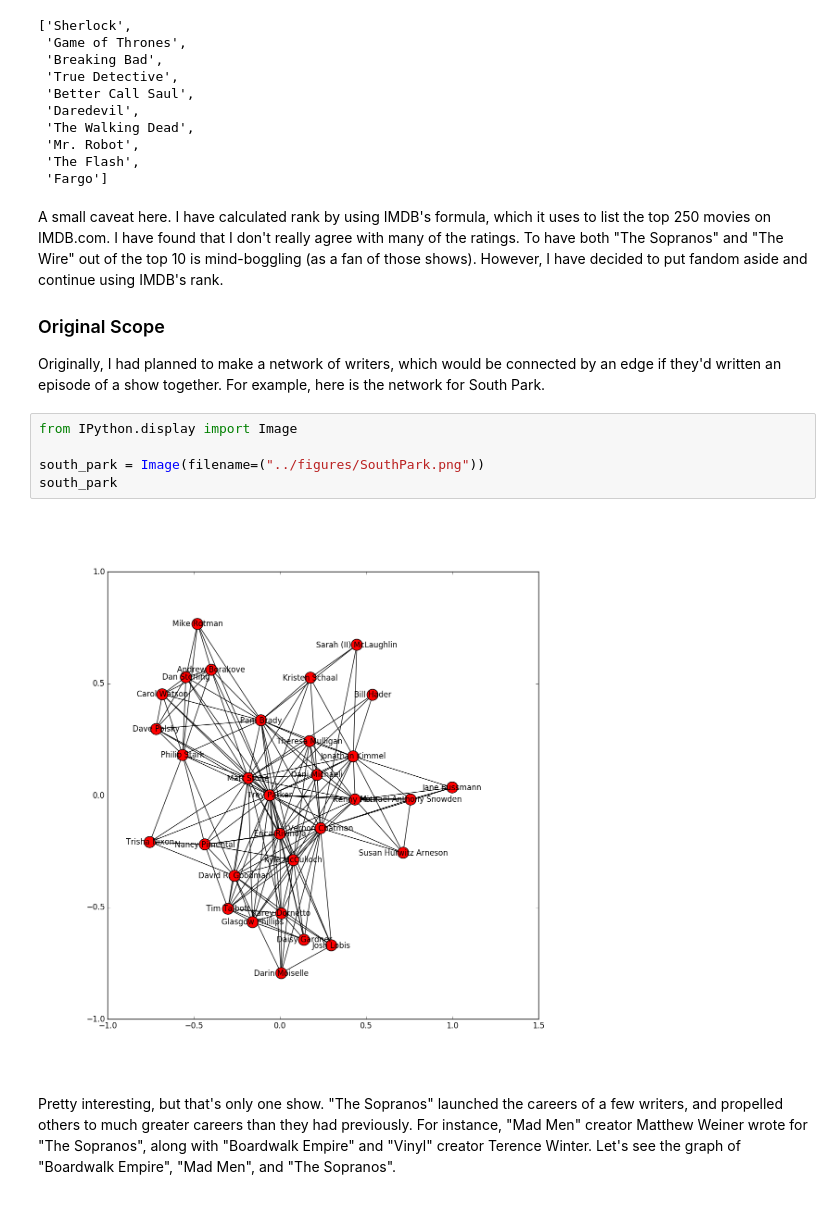
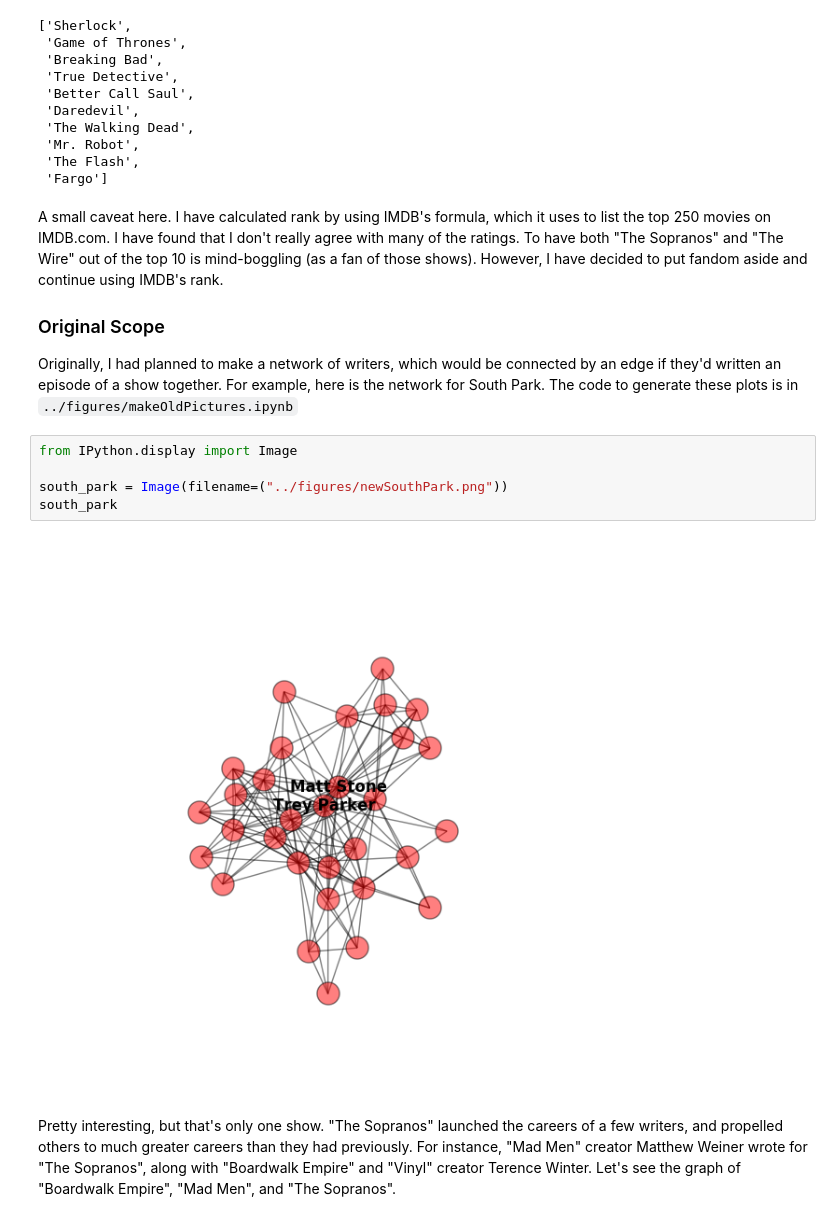
Before and after one commit to jaydik/dataScienceIntensive, a Jupyter notebook: project/presentationDocs/Dickerson.Presentation.ipynb, the cells around one changed output. Drawn from its saved outputs; the diff is of its cells as text.

Commit message:
Update old pictures

```diff
--- a/project/presentationDocs/Dickerson.Presentation.ipynb
+++ b/project/presentationDocs/Dickerson.Presentation.ipynb
@@ -49,14 +49,14 @@ A small caveat here. I have calculated rank by using IMDB's formula, which it us
 
 ### Original Scope
 
-Originally, I had planned to make a network of writers, which would be connected by an edge if they'd written an episode of a show together. For example, here is the network for South Park.
+Originally, I had planned to make a network of writers, which would be connected by an edge if they'd written an episode of a show together. For example, here is the network for South Park. The code to generate these plots is in `../figures/makeOldPictures.ipynb`
 # %%
 from IPython.display import Image
 
-south_park = Image(filename=("../figures/SouthPark.png"))
+south_park = Image(filename=("../figures/newSouthPark.png"))
 south_park
 # %% [output]
-[figure, old version]
+[figure, new version]
 # %% [markdown]
 Pretty interesting, but that's only one show. "The Sopranos" launched the careers of a few writers, and propelled others to much greater careers than they had previously. For instance, "Mad Men" creator Matthew Weiner wrote for "The Sopranos", along with "Boardwalk Empire" and "Vinyl" creator Terence Winter. Let's see the graph of "Boardwalk Empire", "Mad Men", and "The Sopranos".
 # %%
```
Also changed, not shown: parts of 1 cell of this notebook, 3 other files.
